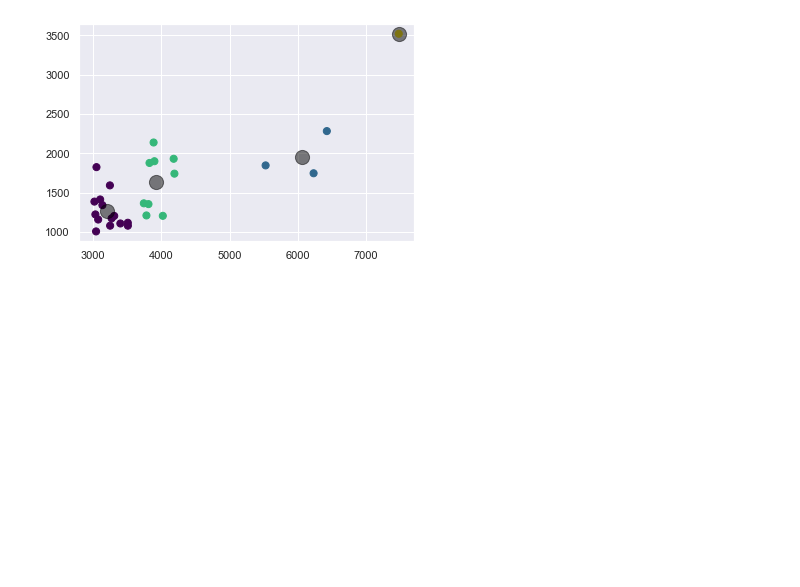
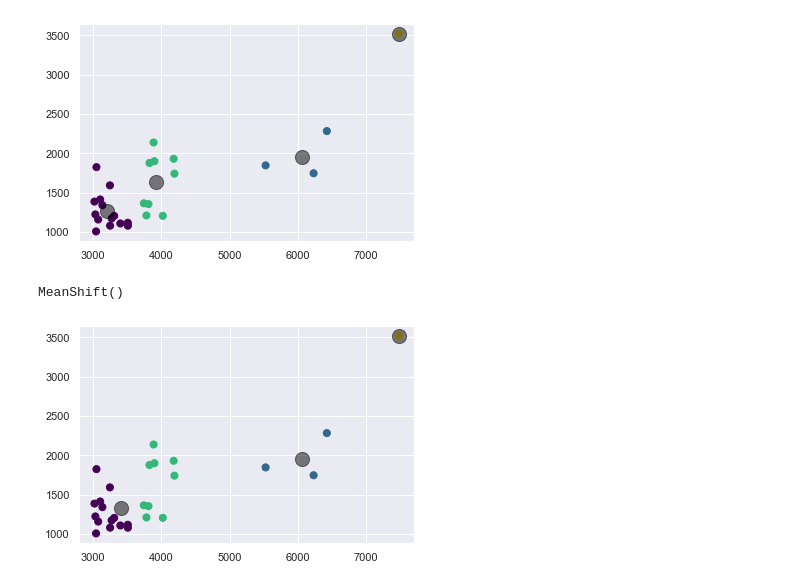
Before and after one commit to austinwilson1224/SJSU, a Jupyter notebook: 257/hw1.ipynb, the cells around one changed output. Drawn from its saved outputs; the diff is of its cells as text; code cells hidden in the pictures; blank space fills up the shorter version.

```diff
--- a/257/hw1.ipynb
+++ b/257/hw1.ipynb
@@ -95,3 +127,8 @@ centers = model.cluster_centers_
 plt.scatter(centers[:, 1], centers[:, 0], c='black', s=200, alpha=0.5);
 # %% [output]
 [figure]
+# %%
+mean_shift_model = MeanShift()
+mean_shift_model.fit(df)
+# %% [output]
+MeanShift()
@@ -97,0 +137,7 @@ plt.scatter(centers[:, 1], centers[:, 0], c='black', s=200, alpha=0.5);
+# %%
+plt.scatter(df.timePlayed, df.wins, c=y_kmeans, s=50, cmap='viridis')
+
+centers = mean_shift_model.cluster_centers_
+plt.scatter(centers[:, 1], centers[:, 0], c='black', s=200, alpha=0.5);
+# %% [output]
+[figure, added]
```
Also changed, not shown: parts of 19 cells of this notebook.
